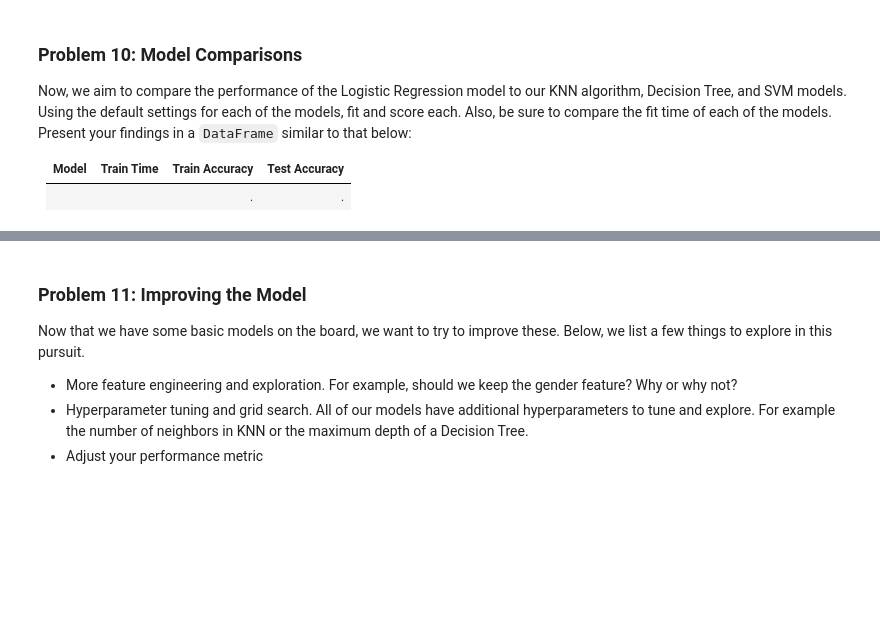
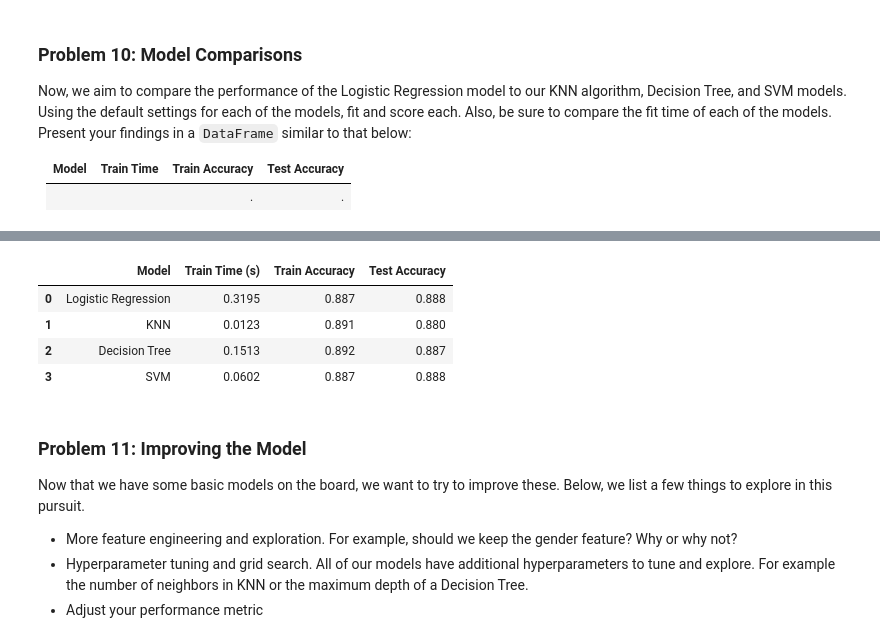
Before and after one commit to chog1/PracticalApplication3, a Jupyter notebook: module17_starter/prompt_III.ipynb, the cells around one changed output, grey strips where cells are left out. Drawn from its saved outputs; the diff is of its cells as text; code cells hidden in the pictures; blank space fills up the shorter version.

```diff
--- a/module17_starter/prompt_III.ipynb
+++ b/module17_starter/prompt_III.ipynb
@@ -348,3 +254,57 @@ print(results_df)
+# %%
+
+from sklearn.model_selection import train_test_split
+from sklearn.preprocessing import StandardScaler
+from sklearn.linear_model import LogisticRegression
+from sklearn.neighbors import KNeighborsClassifier
+from sklearn.tree import DecisionTreeClassifier
+from sklearn.svm import LinearSVC
+from sklearn.metrics import accuracy_score
+import time
+import pandas as pd
+
+
+# Scale features for models sensitive to feature magnitudes
+scaler = StandardScaler(with_mean=False)
+X_scaled = scaler.fit_transform(X_processed)
+
+# Split dataset
+X_train, X_test, y_train, y_test = train_test_split(X_scaled, y_encoded, test_size=0.3, random_state=42)
+
+# Initialize models with appropriate parameters
+models = {
+    'Logistic Regression': LogisticRegression(random_state=42, max_iter=500),
+    'KNN': KNeighborsClassifier(),
+    'Decision Tree': DecisionTreeClassifier(random_state=42, max_depth=10),
+    'SVM': LinearSVC(dual='auto', max_iter=5000, random_state=42)
+}
+
+results = []
+
+for name, model in models.items():
+    start_time = time.time()
+    model.fit(X_train, y_train)
+    train_time = time.time() - start_time
+
+    train_pred = model.predict(X_train)
+    test_pred = model.predict(X_test)
+
+    results.append({
+        'Model': name,
+        'Train Time (s)': f"{train_time:.4f}",
+        'Train Accuracy': f"{accuracy_score(y_train, train_pred):.3f}",
+        'Test Accuracy': f"{accuracy_score(y_test, test_pred):.3f}"
+    })
+
+results_df = pd.DataFrame(results)
+
+results_df
+# %% [output]
+|  | Model | Train Time (s) | Train Accuracy | Test Accuracy |
+| 0 | Logistic Regression | 0.3195 | 0.887 | 0.888 |
+| 1 | KNN | 0.0123 | 0.891 | 0.880 |
+| 2 | Decision Tree | 0.1513 | 0.892 | 0.887 |
+| 3 | SVM | 0.0602 | 0.887 | 0.888 |
 # %% [markdown]
 ### Problem 11: Improving the Model
 
```
Also changed, not shown: parts of 12 cells of this notebook.
